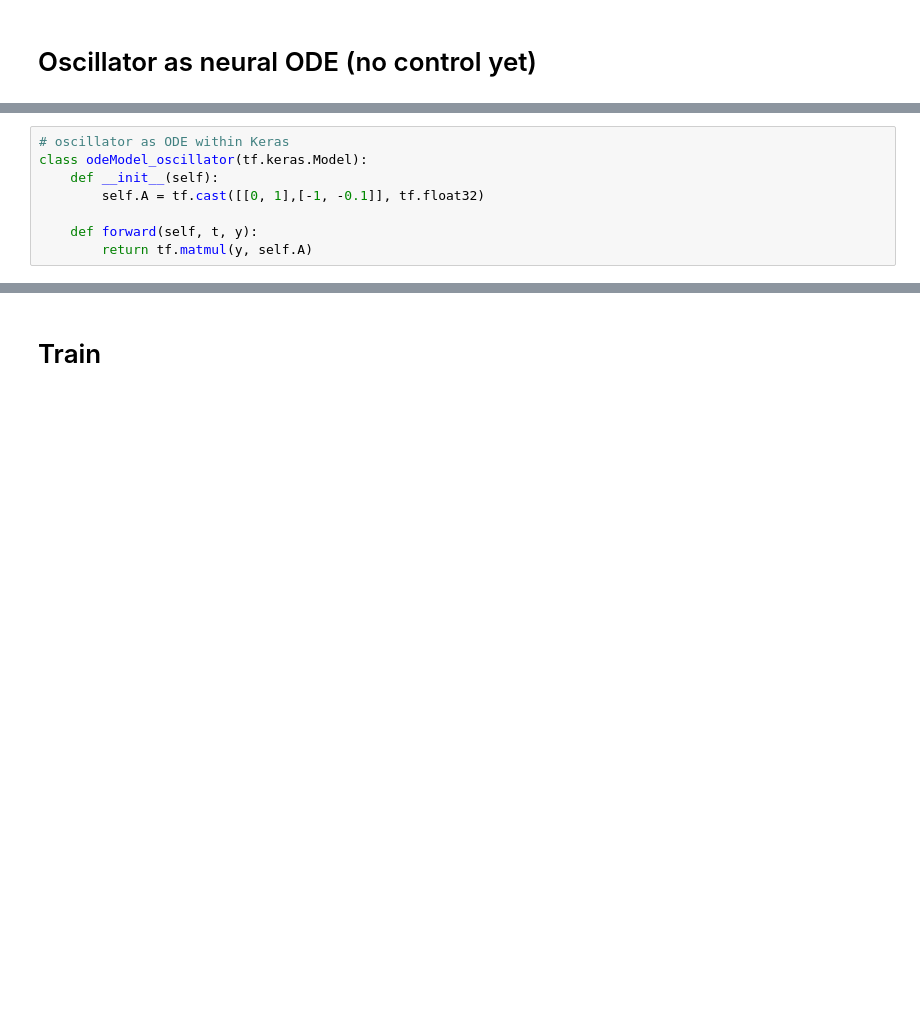
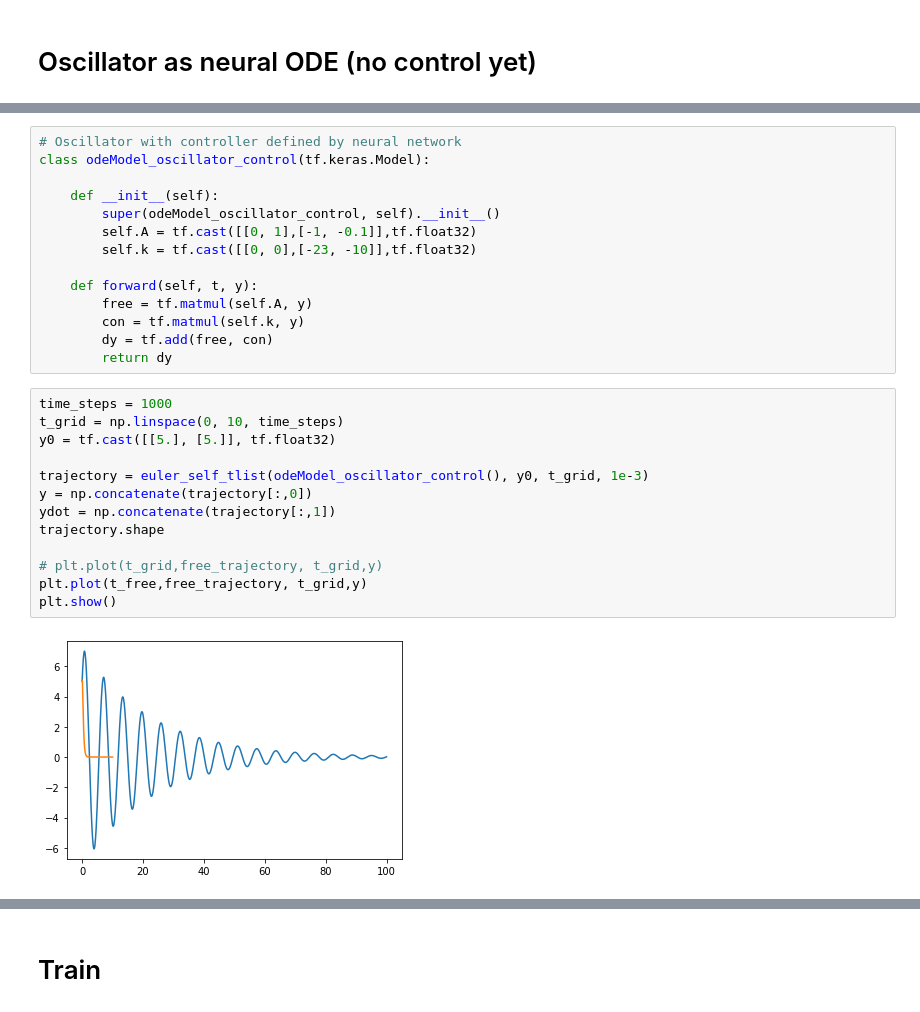
Before and after one commit to rdbrackston/NN-control, a Jupyter notebook: minimal_neural_ode/tf_neural_control_minimal.ipynb, the cells around one changed output, grey strips where cells are left out. Saved outputs shown, nothing was run; the diff lists cells and outputs as text; blank space fills up the shorter version.

```diff
--- a/minimal_neural_ode/tf_neural_control_minimal.ipynb
+++ b/minimal_neural_ode/tf_neural_control_minimal.ipynb
@@ -14,8 +35,29 @@ from euler_self_tf import euler_self_tlist
 # %%
-# oscillator as ODE within Keras
-class odeModel_oscillator(tf.keras.Model):
+# Oscillator with controller defined by neural network
+class odeModel_oscillator_control(tf.keras.Model):
+
     def __init__(self):
-        self.A = tf.cast([[0, 1],[-1, -0.1]], tf.float32)
+        super(odeModel_oscillator_control, self).__init__()
+        self.A = tf.cast([[0, 1],[-1, -0.1]],tf.float32)
+        self.k = tf.cast([[0, 0],[-23, -10]],tf.float32)
 
     def forward(self, t, y):
-        return tf.matmul(y, self.A)
+        free = tf.matmul(self.A, y)
+        con = tf.matmul(self.k, y)
+        dy = tf.add(free, con)
+        return dy
+# %%
+time_steps = 1000
+t_grid = np.linspace(0, 10, time_steps)
+y0 = tf.cast([[5.], [5.]], tf.float32)
+
+trajectory = euler_self_tlist(odeModel_oscillator_control(), y0, t_grid, 1e-3)
+y = np.concatenate(trajectory[:,0])
+ydot = np.concatenate(trajectory[:,1])
+trajectory.shape
+
+# plt.plot(t_grid,free_trajectory, t_grid,y)
+plt.plot(t_free,free_trajectory, t_grid,y)
+plt.show()
+# %% [output]
+[figure, added]
```
Also changed, not shown: parts of 17 cells of this notebook, 1 other file.
